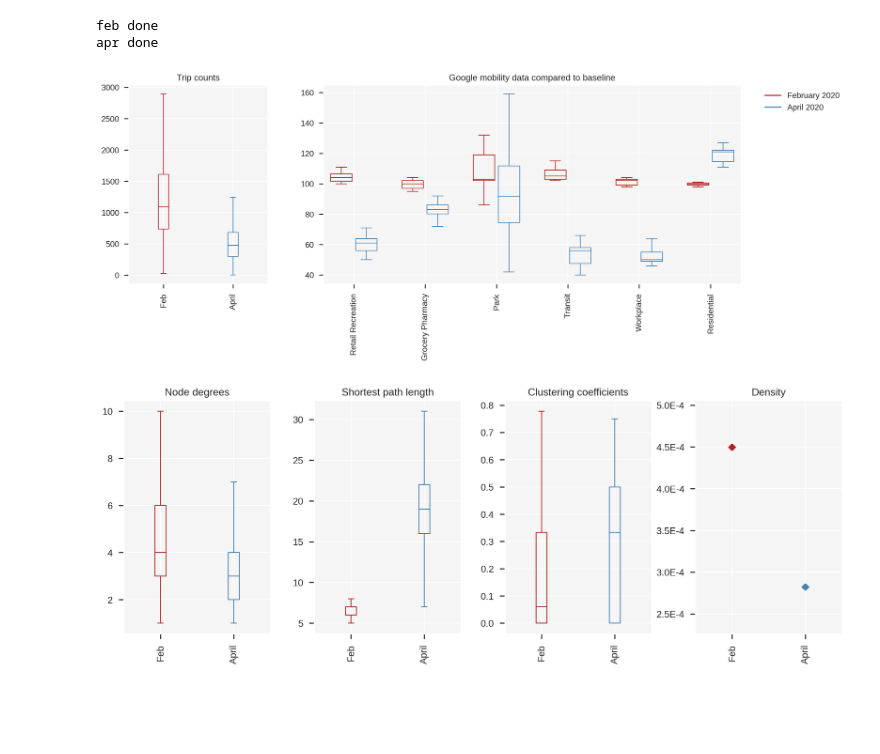
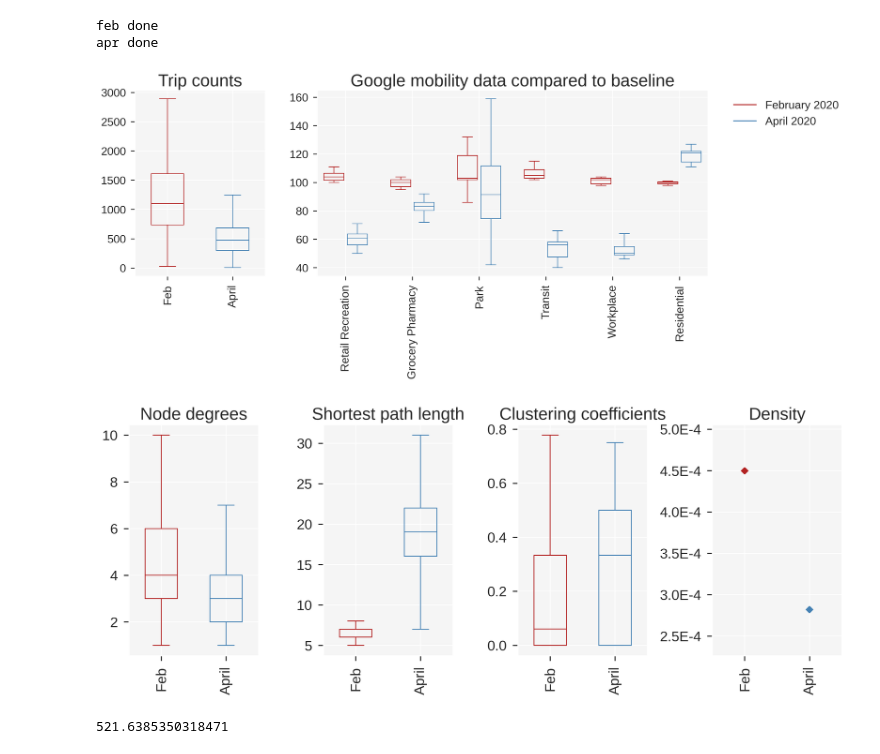
Before and after one commit to leo-pfeiffer/epi-sim, a Jupyter notebook: data_processing/network_analysis.ipynb, the cells around one changed output. Saved outputs shown, nothing was run; the diff lists cells and outputs as text; code cells hidden in the pictures; blank space fills up the shorter version.

Commit message:
Updated graphics

```diff
--- a/data_processing/network_analysis.ipynb
+++ b/data_processing/network_analysis.ipynb
@@ -67,11 +67,6 @@ clustering_coeffs = []
 clustering_coeffs.append(calc_cluster_coeff(g_feb))
 clustering_coeffs.append(calc_cluster_coeff(g_apr))
 # %%
-# Matplotlib settings
-matplotlib.style.use('seaborn')
-matplotlib.rcParams['figure.dpi'] = 300
-seaborn.set_context('notebook', font_scale=1)
-
 def set_boxplot_colors(bp):
     bp['medians'][0].set_color('firebrick')
     bp['medians'][1].set_color('steelblue')
@@ -89,74 +84,82 @@ def set_boxplot_colors(bp):
     bp['whiskers'][2].set_color('steelblue')
     bp['whiskers'][3].set_color('steelblue')
 # %%
+matplotlib.style.use('seaborn')
+matplotlib.rcParams['figure.dpi'] = 300
+seaborn.set_context('notebook', font_scale=1.5)
+
 fig, (ax1, ax2) = plt.subplots(1, 2, figsize=(15, 5), facecolor='w', gridspec_kw={'width_ratios': [1, 3]})
 
 # trip counts
 data_trips = [list(trip_counts_feb.values()), list(trip_counts_apr.values())]
-bp = ax1.boxplot(data_trips, showfliers=False)
+bp = ax1.boxplot(data_trips, showfliers=False, widths=0.5)
 set_boxplot_colors(bp)
 
 ax1.set_facecolor('#F5F5F5')
-ax1.set_title('Trip counts')
+ax1.set_title('Trip counts', fontsize=25)
 ax1.set_xticks([1, 2])
 ax1.set_xticklabels(['Feb', 'April'], rotation=90)
 
 # google
 categories = [' '.join([w.capitalize() for w in x.split('_')])
               for x in google_mobility_agg[2].keys()]
 
 c = 1
 for k in google_mobility_agg[2].keys():
     data = [google_mobility_agg[2][k], google_mobility_agg[4][k]]
     bp = ax2.boxplot(data, positions = [c+0.15, c+0.85], widths=0.6, showfliers=False)
     set_boxplot_colors(bp)
 
     c += 2
 
-ax2.set_title('Google mobility data compared to baseline')
+ax2.set_title('Google mobility data compared to baseline', fontsize=25)
 ax2.set_xticks([1.5 + i*2 for i, _ in enumerate(categories)])
 ax2.set_xticklabels(list(categories), rotation=90)
 ax2.set_facecolor('#F5F5F5')
 
 _ = plt.plot([], color='firebrick', label='February 2020', ls='-')
 _ = plt.plot([], color='steelblue', label='April 2020')
 _ = plt.legend(bbox_to_anchor=(1.04,1), loc="upper left")
 
 plt.savefig('data/graphics/mobility-metrics.png', bbox_inches="tight")
 plt.show()
 # %% [output]
-[figure, old version]
+[figure, new version]
 # %%
+matplotlib.style.use('seaborn')
+matplotlib.rcParams['figure.dpi'] = 300
+seaborn.set_context('notebook', font_scale=1.5)
+
 fig, (ax1, ax2, ax3, ax4) = plt.subplots(1, 4, figsize=(15,5), facecolor='w',
                                          gridspec_kw={'width_ratios': [1, 1, 1, 1]})
 
 # degrees
 data_degrees = [degrees_feb, degrees_apr]
-bp = ax1.boxplot(data_degrees, showfliers=False)
+bp = ax1.boxplot(data_degrees, showfliers=False, widths=0.5)
 set_boxplot_colors(bp)
 
 ax1.set_facecolor('#F5F5F5')
-ax1.set_title('Node degrees')
+ax1.set_title('Node degrees', fontsize=20)
 ax1.set_xticks([1, 2])
 ax1.set_xticklabels(['Feb', 'April'], rotation=90)
 
 # shortest path
 data_shortest_path = shortest_paths
-bp = ax2.boxplot(data_shortest_path, showfliers=False)
+bp = ax2.boxplot(data_shortest_path, showfliers=False, widths=0.5)
 set_boxplot_colors(bp)
 
 ax2.set_facecolor('#F5F5F5')
-ax2.set_title('Shortest path length')
+ax2.set_title('Shortest path length', fontsize=20)
 ax2.set_xticks([1, 2])
 ax2.set_xticklabels(['Feb', 'April'], rotation=90)
 
 # clustering coefficient
 data_clustering = clustering_coeffs
-bp = ax3.boxplot(data_clustering, showfliers=False)
+bp = ax3.boxplot(data_clustering, showfliers=False, widths=0.5)
 set_boxplot_colors(bp)
 
 ax3.set_facecolor('#F5F5F5')
-ax3.set_title('Clustering coefficients')
+ax3.set_title('Clustering coefficients', fontsize=20)
 ax3.set_xticks([1, 2])
 ax3.set_xticklabels(['Feb', 'April'], rotation=90)
 
@@ -175,12 +178,16 @@ fmt = lambda x, _: '{:.1f}'.format(x*10000) + 'E-4'
 ax4.set_ylim(y_low, y_up)
 ax4.yaxis.set_major_formatter(fmt)
 ax4.set_facecolor('#F5F5F5')
-ax4.set_title('Density')
+ax4.set_title('Density', fontsize=20)
 ax4.set_xticks([1, 2])
 ax4.set_xticklabels(['Feb', 'April'], rotation=90)
 
-plt.subplots_adjust(wspace=0.3)
+plt.subplots_adjust(wspace=0.5)
 plt.savefig('data/graphics/network-metrics.png', bbox_inches="tight")
 plt.show()
 # %% [output]
-[figure, old version]
+[figure, new version]
+# %%
+np.mean(data_trips[1])
+# %% [output]
+521.6385350318471
```
Also changed, not shown: 2 other files.
